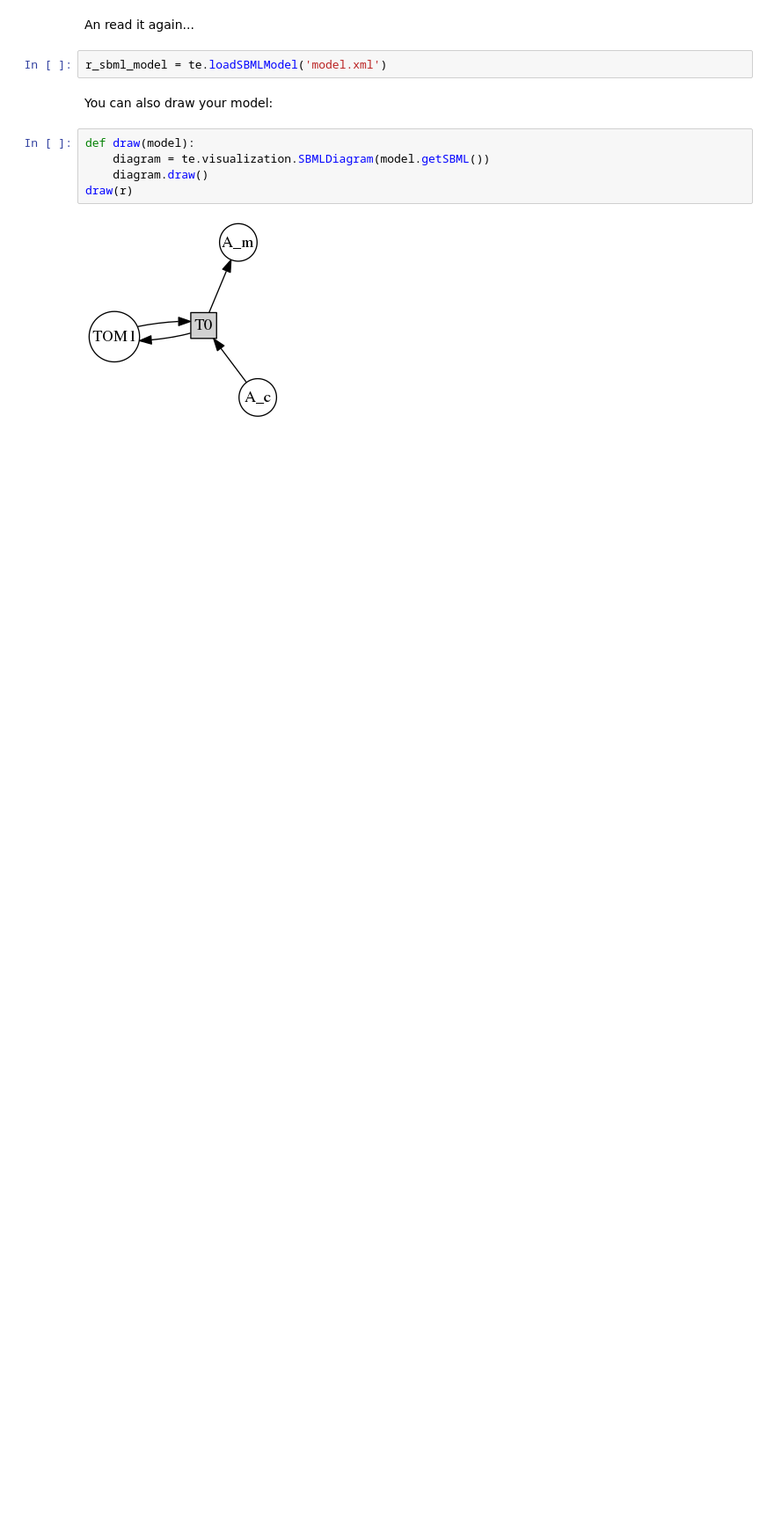
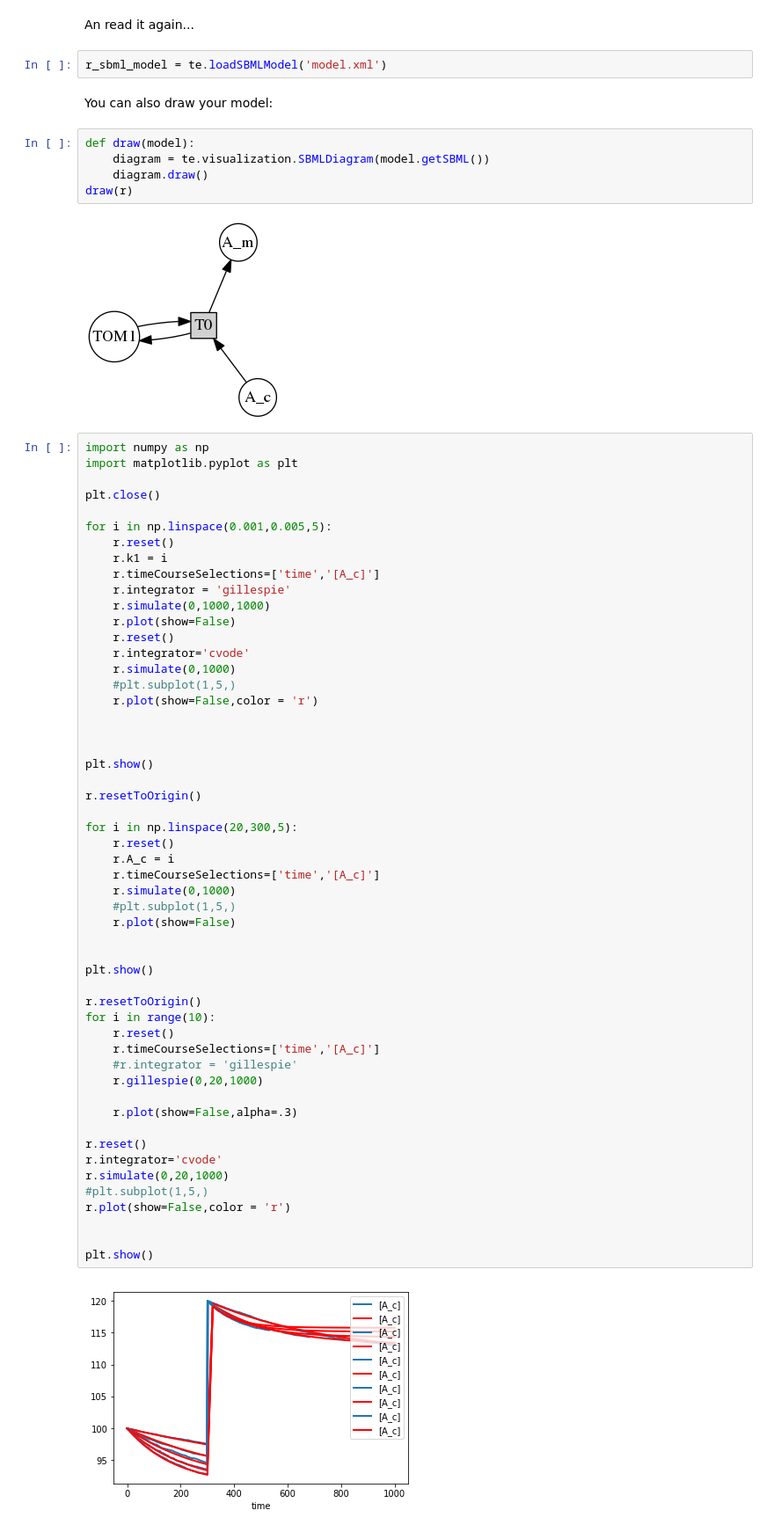
Before and after one commit to mariadost/fachkurs_bachelor, a Jupyter notebook: tellurium/tellurium_introduction.ipynb, the cells around one changed output. Shown at 88% size. Saved outputs shown, nothing was run; the diff lists cells and outputs as text; blank space fills up the shorter version.

```diff
--- a/tellurium/tellurium_introduction.ipynb
+++ b/tellurium/tellurium_introduction.ipynb
@@ -279,3 +321,58 @@ def draw(model):
 draw(r)
 # %% [output]
 [figure]
+# %%
+import numpy as np
+import matplotlib.pyplot as plt
+
+plt.close()
+
+for i in np.linspace(0.001,0.005,5):
+    r.reset()
+    r.k1 = i
+    r.timeCourseSelections=['time','[A_c]']
+    r.integrator = 'gillespie'
+    r.simulate(0,1000,1000)
+    r.plot(show=False)
+    r.reset()
+    r.integrator='cvode'
+    r.simulate(0,1000)
+    #plt.subplot(1,5,)
+    r.plot(show=False,color = 'r')
+
+
+
+plt.show()
+
+r.resetToOrigin()
+
+for i in np.linspace(20,300,5):
+    r.reset()
+    r.A_c = i
+    r.timeCourseSelections=['time','[A_c]']
+    r.simulate(0,1000)
+    #plt.subplot(1,5,)
+    r.plot(show=False)
+
+
+plt.show()
+
+r.resetToOrigin()
+for i in range(10):
+    r.reset()
+    r.timeCourseSelections=['time','[A_c]']
+    #r.integrator = 'gillespie'
+    r.gillespie(0,20,1000)
+
+    r.plot(show=False,alpha=.3)
+
+r.reset()
+r.integrator='cvode'
+r.simulate(0,20,1000)
+#plt.subplot(1,5,)
+r.plot(show=False,color = 'r')
+
+
+plt.show()
+# %% [output]
+[figure, added]
```
Also changed, not shown: parts of 27 cells of this notebook.
